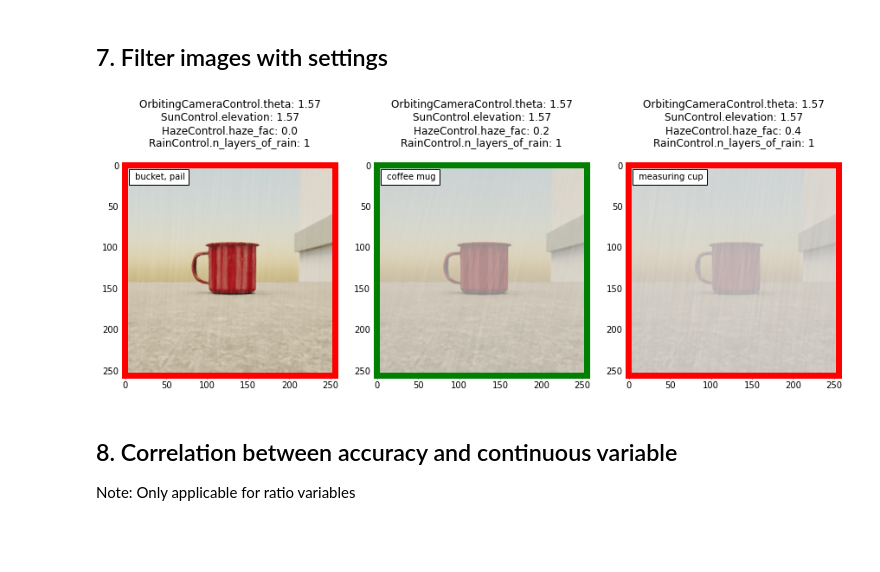
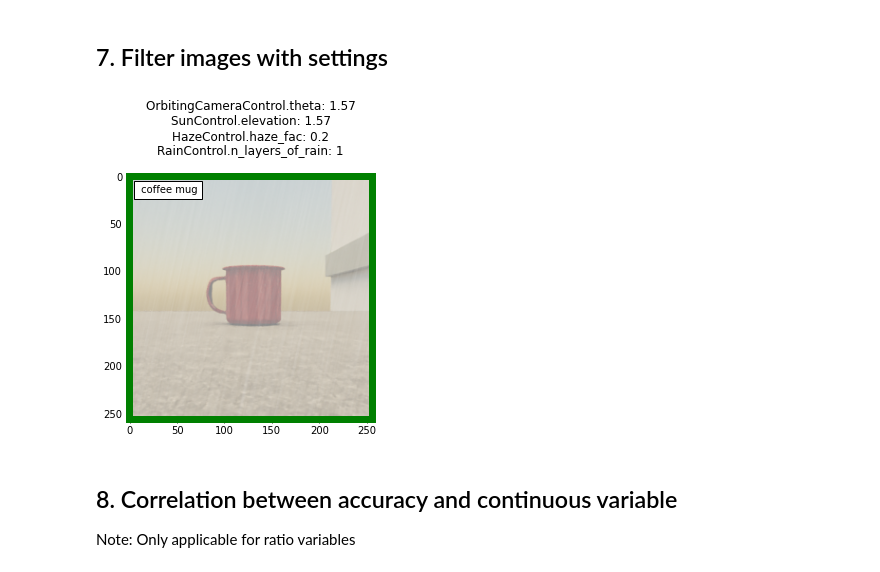
Before and after one commit to lr98769/3db, a Jupyter notebook: combined/analysis/analysis.ipynb, the cells around one changed output. Drawn from its saved outputs; the diff is of its cells as text; code cells hidden in the pictures; blank space fills up the shorter version.

```diff
--- a/combined/analysis/analysis.ipynb
+++ b/combined/analysis/analysis.ipynb
@@ -11,10 +21,10 @@ class AnalysisModule:
         self.varyingVariables = self._outputVaryingVariables()
 
     def _loadDetailsJson(self, file_location):
+        """ load json detail.log """
         import pandas as pd
         import numpy as np
         import json
-        """ load json detail.log """
         class_map = json.load(open(file_location+'class_maps.json'))
         df = pd.DataFrame.from_records(list(map(json.loads, open(file_location+'details.log').readlines())))
         df = df.drop('render_args', axis=1).join(pd.DataFrame(df.render_args.values.tolist()))
@@ -59,8 +69,8 @@ class AnalysisModule:
         return pd.DataFrame(variances).transpose().rename({0: 'Accuracy Variance'}, axis=1).sort_values(['Accuracy Variance'],ascending=False)
 
     def lowestAccuracyPerVariable(self):
+        """ Which setting in each variable yield the lowest accuracy? """
         import pandas as pd
-        """ Which setting in each variable yield the lowest accuracy? """
         lowestAccuracies = {}
         for i, colname in enumerate(self.varyingVariables):
             variableSettingAccuracies = self.variableSettingAccuracies(colname)
@@ -115,11 +125,17 @@ class AnalysisModule:
         import matplotlib.pyplot as plt
         from matplotlib.image import imread
 
+        #ensure that columns in displayed_values can be found in the dataframe
         if (not (all(elem in self.df.columns for elem in displayed_values))):
             print("Not all columns in display_values are in the dataframe")
             return
         elif (len(displayed_values)==0): #if no values entered for displayed_values
             displayed_values=self.varyingVariables
+
+        #ensure that we are filtering by existent columns in the dataframe
+        if (not (all(elem in self.df.columns for elem in filter_input))):
+            print("Not all columns in filter_input are in the dataframe")
+            return
 
         # Get number of rows
         image_ids = self._filterImageIds(filter_input)
@@ -169,6 +185,7 @@ class AnalysisModule:
         variable_dataframe.plot.line(y='accuracy')
 
     def getVariableCorrelation(self, variable):
+        """ Get correlation between a continuous variable and accuracy"""
         import pandas as pd
         if (variable not in self.df.columns):
             print("This variable cannot be found in the dataframe")
@@ -233,14 +250,15 @@ analysis.lowestAccuracyPerVariable()
 # %%
 analysis.getFilteredImages(
     filter_input = { #inclusive of edges
         'HazeControl.haze_fac' : (0, 1),
         'OrbitingCameraControl.theta': 1.57,
         'RainControl.n_layers_of_rain': 1,
-        'SunControl.elevation': 1.57
+        'SunControl.elevation': 1.57,
+        'is_correct': True
     }
 )
 # %% [output]
-[figure, old version]
+[figure, new version]
 # %% [markdown]
 ## 8. Correlation between accuracy and continuous variable
 Note: Only applicable for ratio variables
```
Also changed, not shown: parts of 2 cells of this notebook, 20 other files.
